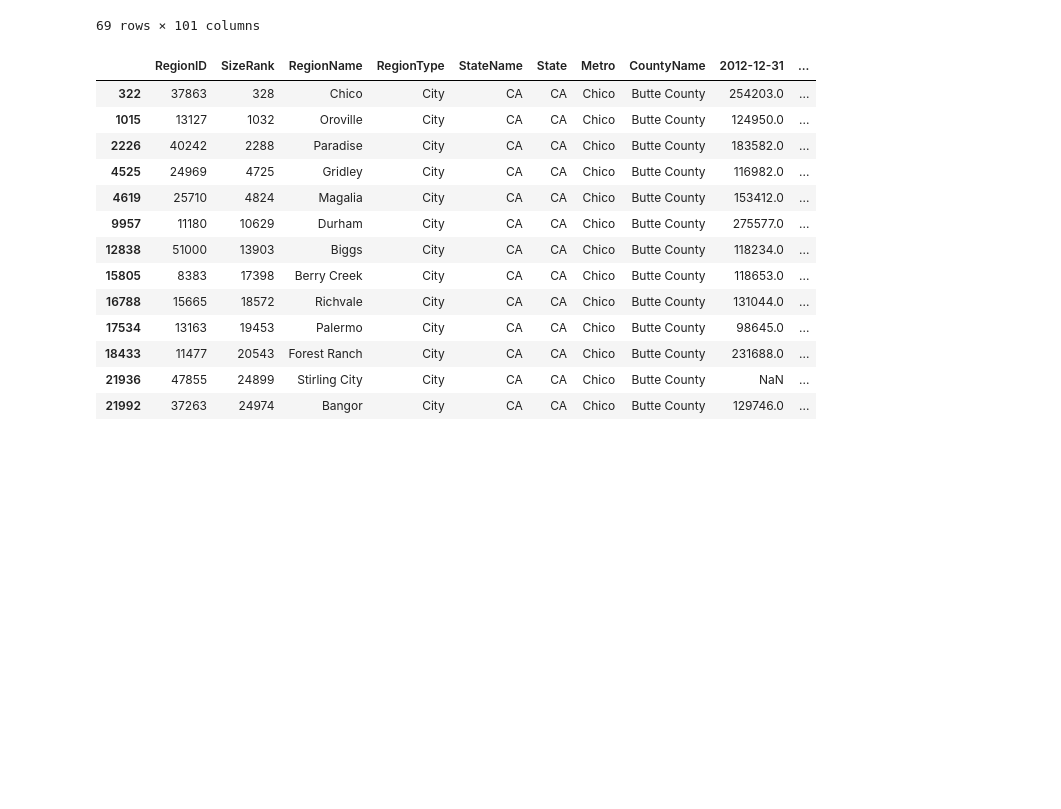
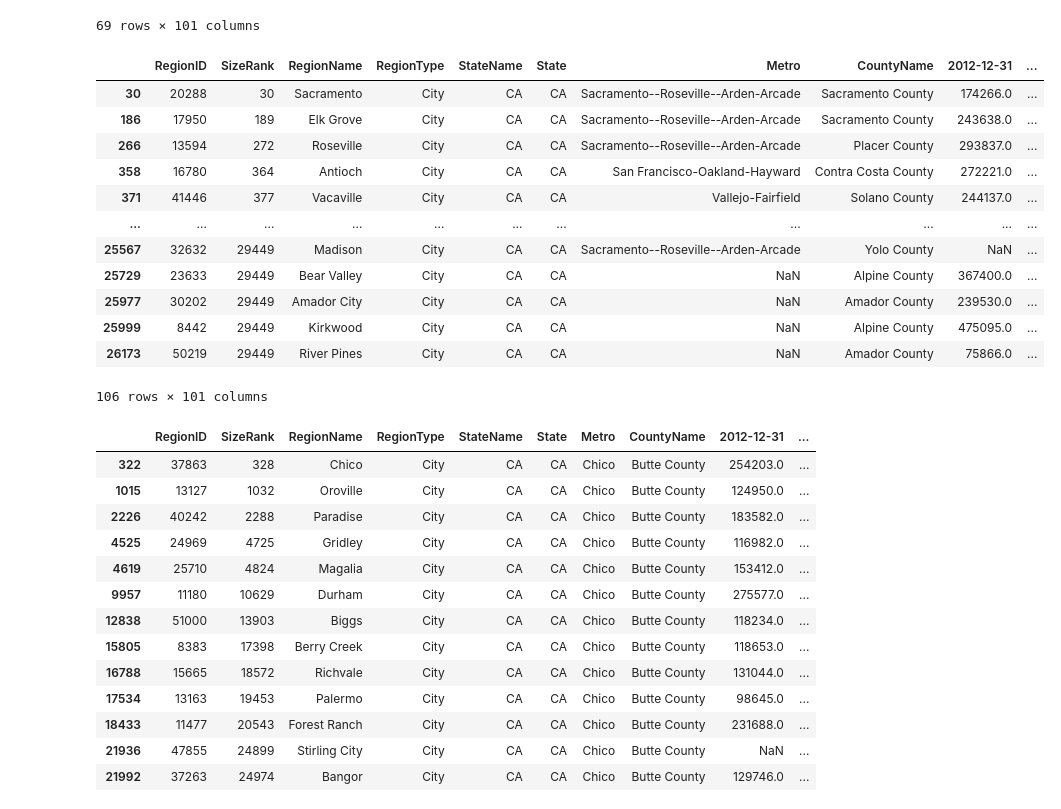
Before and after one commit to mattuzi17/The-Flight-From-Rural-Communities, a Jupyter notebook: Nathan.ipynb, the cells around one changed output. Cells and saved outputs as stored; diff of their text form; code cells hidden in the pictures; blank space fills up the shorter version.

Commit message:
third Region

```diff
--- a/Nathan.ipynb
+++ b/Nathan.ipynb
@@ -324,6 +324,27 @@ TwoSingleCity_Fire[0]
 | 26111 | 45482 | 29449 | Goodyears Bar | City | CA | CA | NaN | Sierra County | NaN | ... |
 | 26435 | 17380 | 29449 | Challenge | City | CA | CA | Yuba City | Yuba County | 129791.0 | ... |
 69 rows × 101 columns
+# %%
+#Create a list to hold the DF
+ThreeSingleCity_Fire = []
+#choose the Lat and Long
+ThreeSingleCity_Fire =singlecity(38,39,-120,-122)
+#Choose DF to show
+ThreeSingleCity_Fire[0]
+# %% [output]
+|  | RegionID | SizeRank | RegionName | RegionType | StateName | State | Metro | CountyName | 2012-12-31 | ... |
+| 30 | 20288 | 30 | Sacramento | City | CA | CA | Sacramento--Roseville--Arden-Arcade | Sacramento County | 174266.0 | ... |
+| 186 | 17950 | 189 | Elk Grove | City | CA | CA | Sacramento--Roseville--Arden-Arcade | Sacramento County | 243638.0 | ... |
+| 266 | 13594 | 272 | Roseville | City | CA | CA | Sacramento--Roseville--Arden-Arcade | Placer County | 293837.0 | ... |
+| 358 | 16780 | 364 | Antioch | City | CA | CA | San Francisco-Oakland-Hayward | Contra Costa County | 272221.0 | ... |
+| 371 | 41446 | 377 | Vacaville | City | CA | CA | Vallejo-Fairfield | Solano County | 244137.0 | ... |
+| ... | ... | ... | ... | ... | ... | ... | ... | ... | ... | ... |
+| 25567 | 32632 | 29449 | Madison | City | CA | CA | Sacramento--Roseville--Arden-Arcade | Yolo County | NaN | ... |
+| 25729 | 23633 | 29449 | Bear Valley | City | CA | CA | NaN | Alpine County | 367400.0 | ... |
+| 25977 | 30202 | 29449 | Amador City | City | CA | CA | NaN | Amador County | 239530.0 | ... |
+| 25999 | 8442 | 29449 | Kirkwood | City | CA | CA | NaN | Alpine County | 475095.0 | ... |
+| 26173 | 50219 | 29449 | River Pines | City | CA | CA | NaN | Amador County | 75866.0 | ... |
+106 rows × 101 columns
 # %%
 SingleCCal.loc[SingleCCal['CountyName']=='Butte County']
 # %% [output]
```
Also changed, not shown: parts of 2 cells of this notebook.
